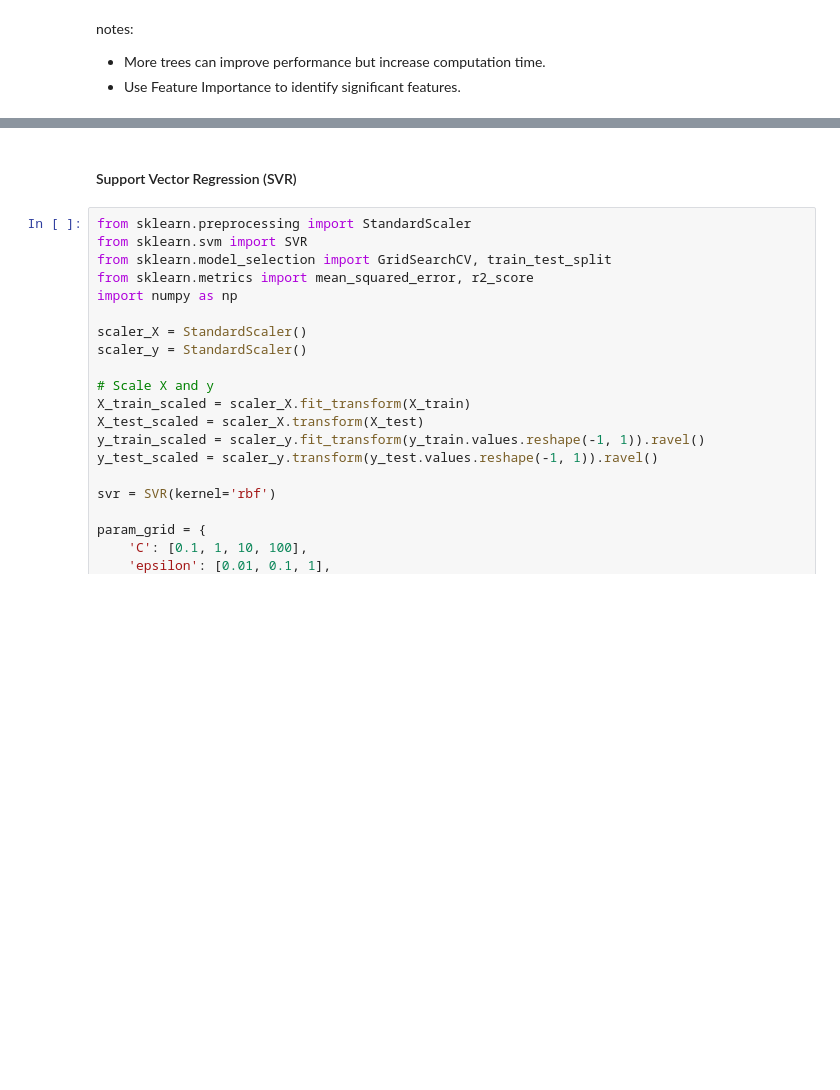
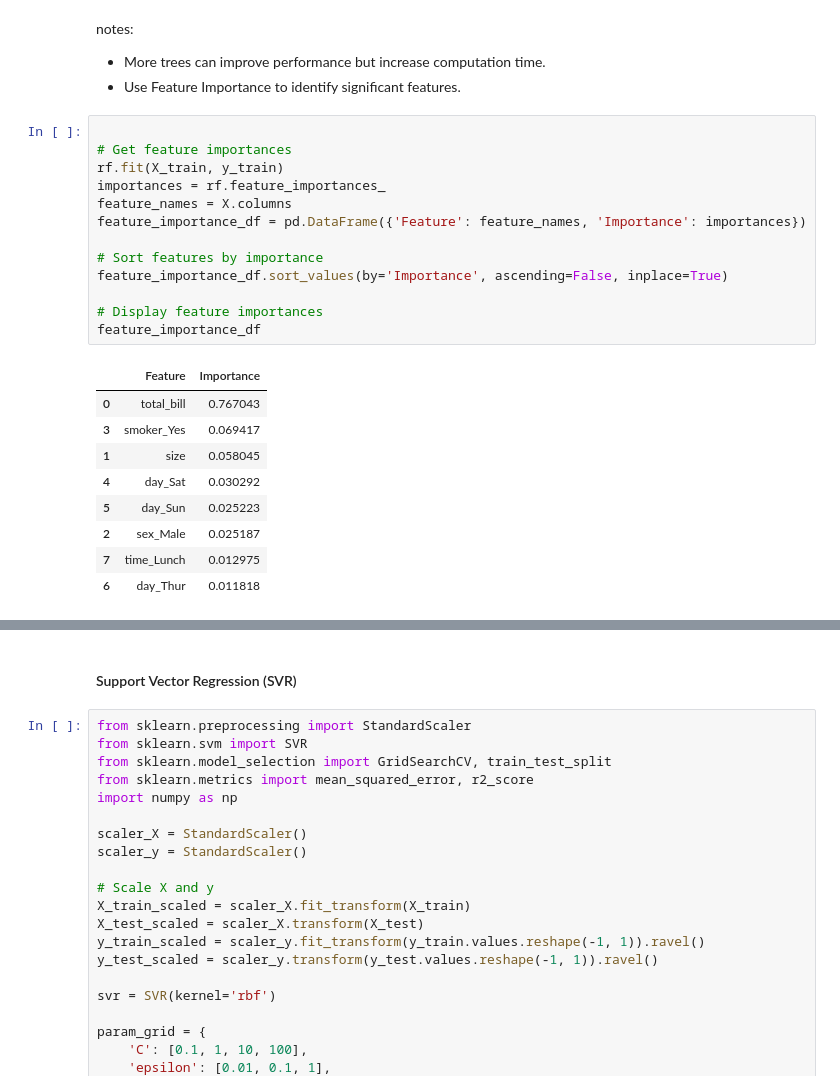
Before and after one commit to preetam1407/Tip-Prediction-Analysis, a Jupyter notebook: Preetam_24566017_Assignment_02.ipynb, the cells around one changed output, grey strips where cells are left out. Drawn from its saved outputs; the diff is of its cells as text; blank space fills up the shorter version.

```diff
--- a/Preetam_24566017_Assignment_02.ipynb
+++ b/Preetam_24566017_Assignment_02.ipynb
@@ -520,3 +520,26 @@ Best Parameters for Random Forest: {'max_depth': 6, 'max_features': 'sqrt', 'min
 notes:
 - More trees can improve performance but increase computation time.
 - Use Feature Importance to identify significant features.
+# %%
+
+# Get feature importances
+rf.fit(X_train, y_train)
+importances = rf.feature_importances_
+feature_names = X.columns
+feature_importance_df = pd.DataFrame({'Feature': feature_names, 'Importance': importances})
+
+# Sort features by importance
+feature_importance_df.sort_values(by='Importance', ascending=False, inplace=True)
+
+# Display feature importances
+feature_importance_df
+# %% [output]
+|  | Feature | Importance |
+| 0 | total_bill | 0.767043 |
+| 3 | smoker_Yes | 0.069417 |
+| 1 | size | 0.058045 |
+| 4 | day_Sat | 0.030292 |
+| 5 | day_Sun | 0.025223 |
+| 2 | sex_Male | 0.025187 |
+| 7 | time_Lunch | 0.012975 |
+| 6 | day_Thur | 0.011818 |
```
Also changed, not shown: parts of 6 cells of this notebook.
